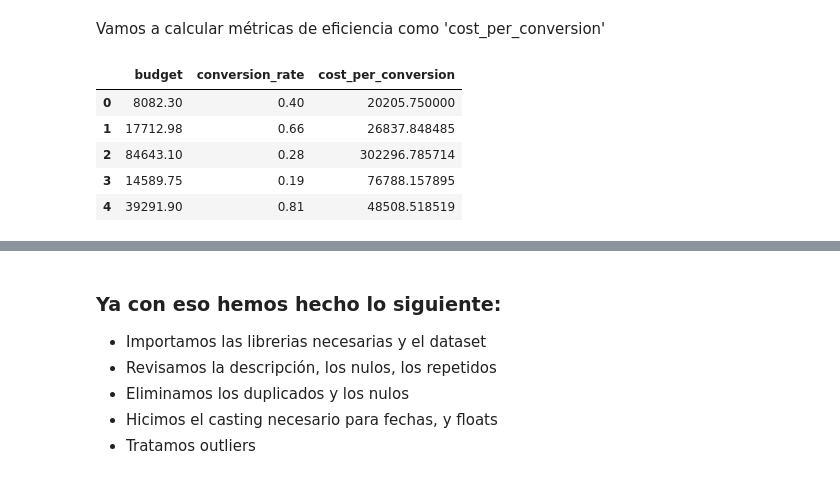
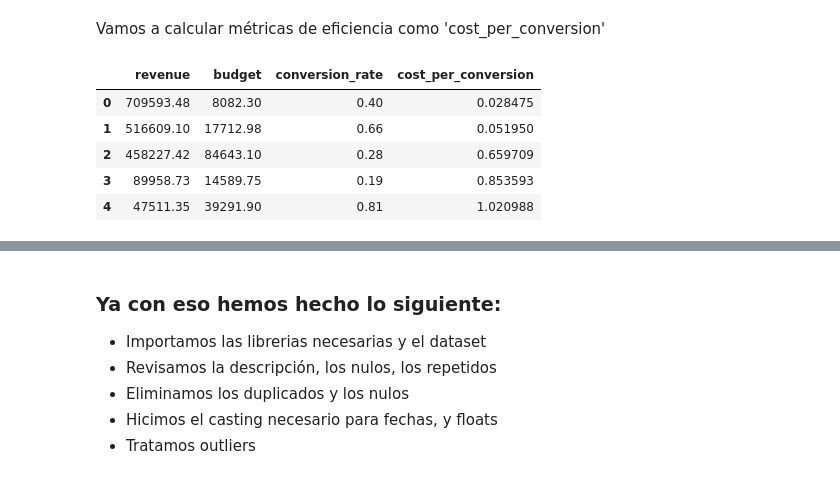
Before and after one commit to David-Gabriel07/Desafio-de-Marketing, a Jupyter notebook: notebooks/Preprocesamiento-de-datos.ipynb, the cells around one changed output, grey strips where cells are left out. Saved outputs shown, nothing was run; the diff lists cells and outputs as text; code cells hidden in the pictures.

```diff
--- a/notebooks/Preprocesamiento-de-datos.ipynb
+++ b/notebooks/Preprocesamiento-de-datos.ipynb
@@ -683,6 +710,6 @@ Vamos a eliminar los outliers identificados
 # %%
-# Eliminamos los outliers de budgets 1003 y 1005
-df.drop([1006, 1008], inplace=True)
+# Eliminamos los outliers de budgets 1005 y 1007
+df.drop([1005, 1007], inplace=True)
 # %% [markdown]
 Buscamos outliers nuevamente
 # %%
@@ -742,7 +769,7 @@ df.sort_values(by='end_date', ascending=False).head(10)
 # %% [markdown]
 Eliminamos la future campaign ya que aún no ha concluido
 # %%
-df.drop([1007], inplace=True)
+df.drop([1006], inplace=True)
 # %%
 df.hist(figsize=(10,10), color='skyblue', bins=20, column='start_date')
 plt.show()
@@ -774,5 +801,5 @@ Hay una campaña que tiene fecha de inicio posteriro a la fecha de fin, lo cual
 # %%
-df.drop([1009], inplace=True)
+df.drop([1008], inplace=True)
 # %% [markdown]
 Vemos ahora conversion Rate
 # %%
@@ -799,5 +826,5 @@ Tenemos la cmampaña "Too many conversions" que es claramente un outlier y lo el
 # %%
-df.drop([1010], inplace=True)
+df.drop([1009], inplace=True)
 # %% [markdown]
 Revisamo ROI
 # %%
@@ -926,18 +953,18 @@ df.head(5)
 # %% [markdown]
 Vamos a calcular métricas de eficiencia como 'cost_per_conversion'
 # %%
-# Calcular el costo por conversión
-df['cost_per_conversion'] = df['budget'] / df['conversion_rate']
+# Calcular el costo por conversión de una manera diferente
+df['cost_per_conversion'] = df.apply(lambda row: row['budget'] / (row['conversion_rate'] * row['revenue']) if row['conversion_rate'] > 0 else None, axis=1)
 
 # Mostrar las primeras filas para verificar
-df[['budget', 'conversion_rate', 'cost_per_conversion']].head()
+df[['revenue','budget', 'conversion_rate', 'cost_per_conversion']].head()
 # %% [output]
-|  | budget | conversion_rate | cost_per_conversion |
-| 0 | 8082.30 | 0.40 | 20205.750000 |
-| 1 | 17712.98 | 0.66 | 26837.848485 |
-| 2 | 84643.10 | 0.28 | 302296.785714 |
-| 3 | 14589.75 | 0.19 | 76788.157895 |
-| 4 | 39291.90 | 0.81 | 48508.518519 |
+|  | revenue | budget | conversion_rate | cost_per_conversion |
+| 0 | 709593.48 | 8082.30 | 0.40 | 0.028475 |
+| 1 | 516609.10 | 17712.98 | 0.66 | 0.051950 |
+| 2 | 458227.42 | 84643.10 | 0.28 | 0.659709 |
+| 3 | 89958.73 | 14589.75 | 0.19 | 0.853593 |
+| 4 | 47511.35 | 39291.90 | 0.81 | 1.020988 |
 # %%
 df.head(5)
 # %% [output]
```
Also changed, not shown: parts of 33 cells of this notebook, 2 other files.
